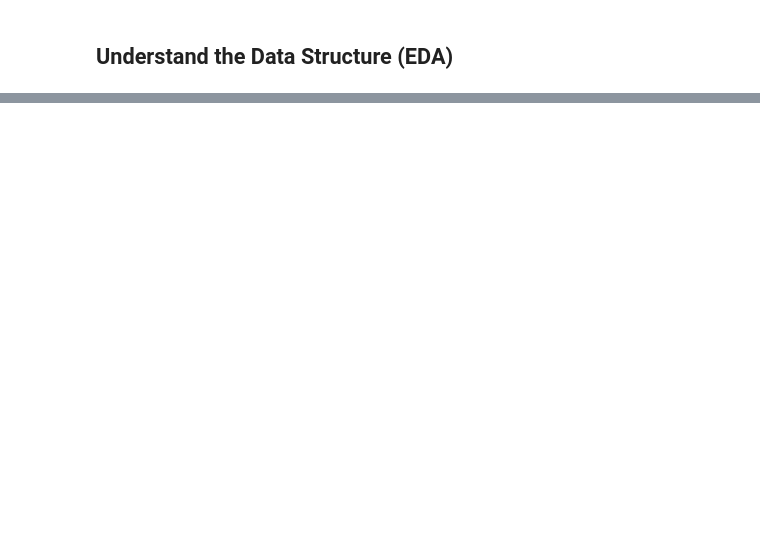
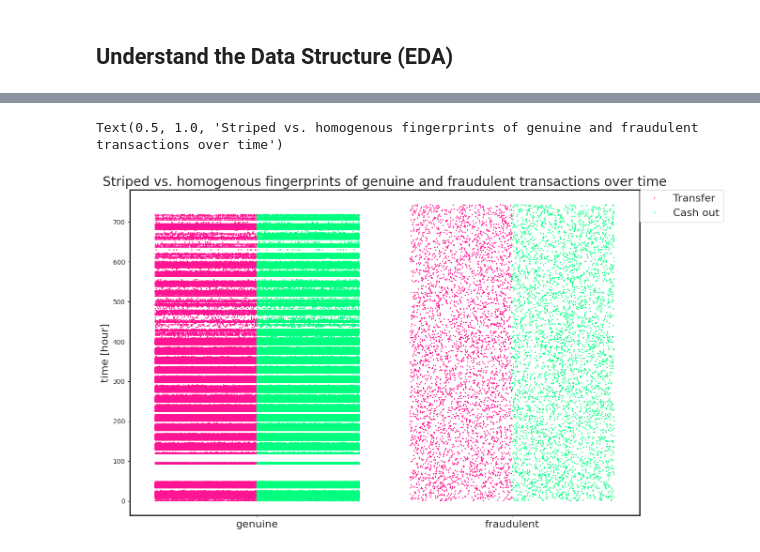
Before and after one commit to biddlebird/FinancialAnalysis, a Jupyter notebook: CleaningData.ipynb, the cells around one changed output, grey strips where cells are left out. Cells and saved outputs as stored; diff of their text form; code cells hidden in the pictures; blank space fills up the shorter version.

```diff
--- a/CleaningData.ipynb
+++ b/CleaningData.ipynb
@@ -197,0 +401,14 @@ Fraudulent accounts data exported for Tableau.
+# %%
+X = df.loc[(df.Type == 'TRANSFER') | (df.Type   == 'CASH_OUT')]
+
+randomState = 5
+np.random.seed(randomState)
+
+Y = X['isFraud']
+del X['isFraud']
+
+X = X.drop(['nameOrig', 'nameDest', 'isFlaggedFraud'], axis = 1)
+
+X.loc[X.Type == 'TRANSFER', 'Type'] = 0
+X.loc[X.Type == 'CASH_OUT', 'Type'] = 1
+X.Type = X.Type.astype(int)
@@ -197,0 +507,3 @@ Fraudulent accounts data exported for Tableau.
+# %%
+X['errorBalanceOrig'] = X.newBalanceOrig + X.Amount - X.oldBalanceOrig
+X['errorBalanceDest'] = X.oldBalanceDest + X.Amount - X.newBalanceDest
@@ -197,0 +537,35 @@ Fraudulent accounts data exported for Tableau.
+# %%
+custom_palette = {0: "#ff1493", 1: "#00ff7f"}  # 0 → Pink, 1 → Green
+
+limit = len(X)
+
+if X['Type'].dtype != 'int':
+    X['Type'] = X['Type'].map({"TRANSFER": 0, "CASH_OUT": 1})  # Ensure numeric values
+
+def plotStrip(x, y, hue, figsize=(14, 9)):
+    fig = plt.figure(figsize=figsize)
+
+    with sns.axes_style('ticks'):
+        ax = sns.stripplot(x=x, y=y, hue=hue, jitter=0.4, marker='.',
+                           size=4, palette=custom_palette, dodge=True)  # 🎨 Apply fixed colors
+
+        ax.set_xlabel('')
+        ax.set_xticklabels(['genuine', 'fraudulent'], size=16)
+
+        for axis in ['top', 'bottom', 'left', 'right']:
+            ax.spines[axis].set_linewidth(2)
+
+        # ✅ Legend matches numeric encoding
+        handles, labels = ax.get_legend_handles_labels()
+        plt.legend(handles, ['Transfer', 'Cash out'], bbox_to_anchor=(1, 1),
+                   loc=2, borderaxespad=0, fontsize=16)
+
+    return ax
+
+ax = plotStrip(x=Y[:limit], y=X['Step'][:limit], hue=X['Type'][:limit])
+ax.set_ylabel('time [hour]', size=16)
+ax.set_title('Striped vs. homogenous fingerprints of genuine and fraudulent \
+transactions over time', size=20)
+# %% [output]
+Text(0.5, 1.0, 'Striped vs. homogenous fingerprints of genuine and fraudulent transactions over time')
+[figure, added]
```
Also changed, not shown: parts of 75 cells of this notebook, 3 other files.
